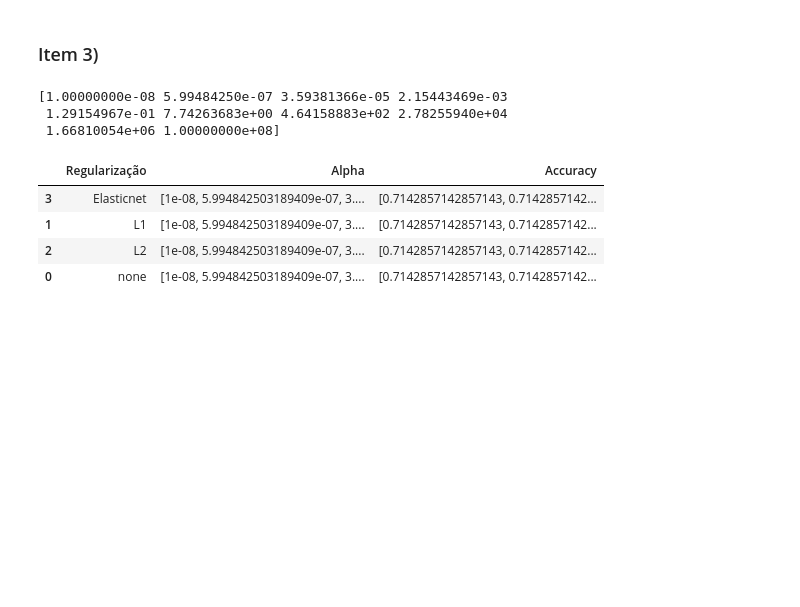
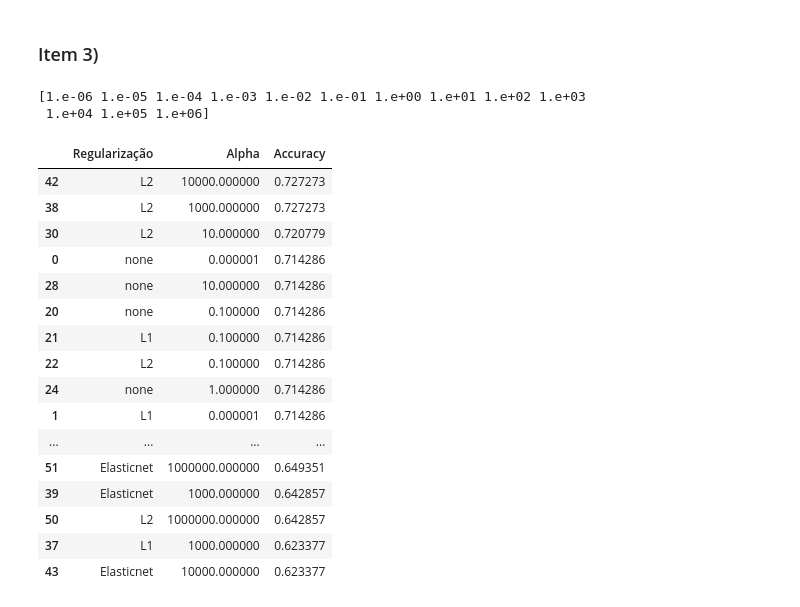
Before and after one commit to JorgeLucasCM/aprendizado-de-maquina-2021.1, a Jupyter notebook: atividades/atividade08/lista08.ipynb, the cells around one changed output. Cells and saved outputs as stored; diff of their text form; code cells hidden in the pictures; blank space fills up the shorter version.

```diff
--- a/atividades/atividade08/lista08.ipynb
+++ b/atividades/atividade08/lista08.ipynb
@@ -339,14 +339,9 @@ Coeficientes None:
 # %% [markdown]
 ### Item 3)
 # %%
-valores_alpha = np.logspace(-8, 8, 10)
+valores_alpha = np.logspace(-6, 6, 13)
 print(valores_alpha)
 result_list = []
-
-none_list = []
-l1_list = []
-l2_list = []
-elasticnet_list = []
 
 for i in valores_alpha:
     none_logreg = LogisticRegression(C=1/i, penalty='none')
@@ -357,41 +352,52 @@ for i in valores_alpha:
     none_logreg.fit(X_train,y_train)
     l1_logreg.fit(X_train,y_train)
     l2_logreg.fit(X_train,y_train)
     elasticnet_logreg.fit(X_train,y_train)
 
     y_pred_none = none_logreg.predict(X_test)
-    y_pred_l1 = none_logreg.predict(X_test)
-    y_pred_l2 = none_logreg.predict(X_test)
-    y_pred_elasticnet = none_logreg.predict(X_test)
+    y_pred_l1 = l1_logreg.predict(X_test)
+    y_pred_l2 = l2_logreg.predict(X_test)
+    y_pred_elasticnet = elasticnet_logreg.predict(X_test)
 
     acr_none = metrics.accuracy_score(y_test, y_pred_none)
     acr_l1 = metrics.accuracy_score(y_test, y_pred_l1)
     acr_l2 = metrics.accuracy_score(y_test ,y_pred_l2)
     acr_elasticnet = metrics.accuracy_score(y_test, y_pred_elasticnet)
 
 
     result = {'Regularização': 'none' , 'Alpha': i, 'Accuracy': acr_none}
     result_list.append(result)
 
     result = {'Regularização': 'L1' , 'Alpha': i, 'Accuracy': acr_l1}
     result_list.append(result)
 
     result = {'Regularização': 'L2' , 'Alpha': i, 'Accuracy': acr_l2}
     result_list.append(result)
 
     result = {'Regularização': 'Elasticnet' , 'Alpha': i, 'Accuracy': acr_elasticnet}
     result_list.append(result)
 
 
 
 df_result = pd.DataFrame(result_list)
-df_result.sort_values('Regularização')
+df_result.sort_values('Accuracy', ascending=False)
 # %% [output]
-[1.00000000e-08 5.99484250e-07 3.59381366e-05 2.15443469e-03
- 1.29154967e-01 7.74263683e+00 4.64158883e+02 2.78255940e+04
- 1.66810054e+06 1.00000000e+08]
+[1.e-06 1.e-05 1.e-04 1.e-03 1.e-02 1.e-01 1.e+00 1.e+01 1.e+02 1.e+03
+ 1.e+04 1.e+05 1.e+06]
 |  | Regularização | Alpha | Accuracy |
-| 3 | Elasticnet | [1e-08, 5.994842503189409e-07, 3.... | [0.7142857142857143, 0.7142857142... |
-| 1 | L1 | [1e-08, 5.994842503189409e-07, 3.... | [0.7142857142857143, 0.7142857142... |
-| 2 | L2 | [1e-08, 5.994842503189409e-07, 3.... | [0.7142857142857143, 0.7142857142... |
-| 0 | none | [1e-08, 5.994842503189409e-07, 3.... | [0.7142857142857143, 0.7142857142... |
+| 42 | L2 | 10000.000000 | 0.727273 |
+| 38 | L2 | 1000.000000 | 0.727273 |
+| 30 | L2 | 10.000000 | 0.720779 |
+| 0 | none | 0.000001 | 0.714286 |
+| 28 | none | 10.000000 | 0.714286 |
+| 20 | none | 0.100000 | 0.714286 |
+| 21 | L1 | 0.100000 | 0.714286 |
+| 22 | L2 | 0.100000 | 0.714286 |
+| 24 | none | 1.000000 | 0.714286 |
+| 1 | L1 | 0.000001 | 0.714286 |
+| ... | ... | ... | ... |
+| 51 | Elasticnet | 1000000.000000 | 0.649351 |
+| 39 | Elasticnet | 1000.000000 | 0.642857 |
+| 50 | L2 | 1000000.000000 | 0.642857 |
+| 37 | L1 | 1000.000000 | 0.623377 |
+| 43 | Elasticnet | 10000.000000 | 0.623377 |
```
Also changed, not shown: parts of 4 cells of this notebook.
